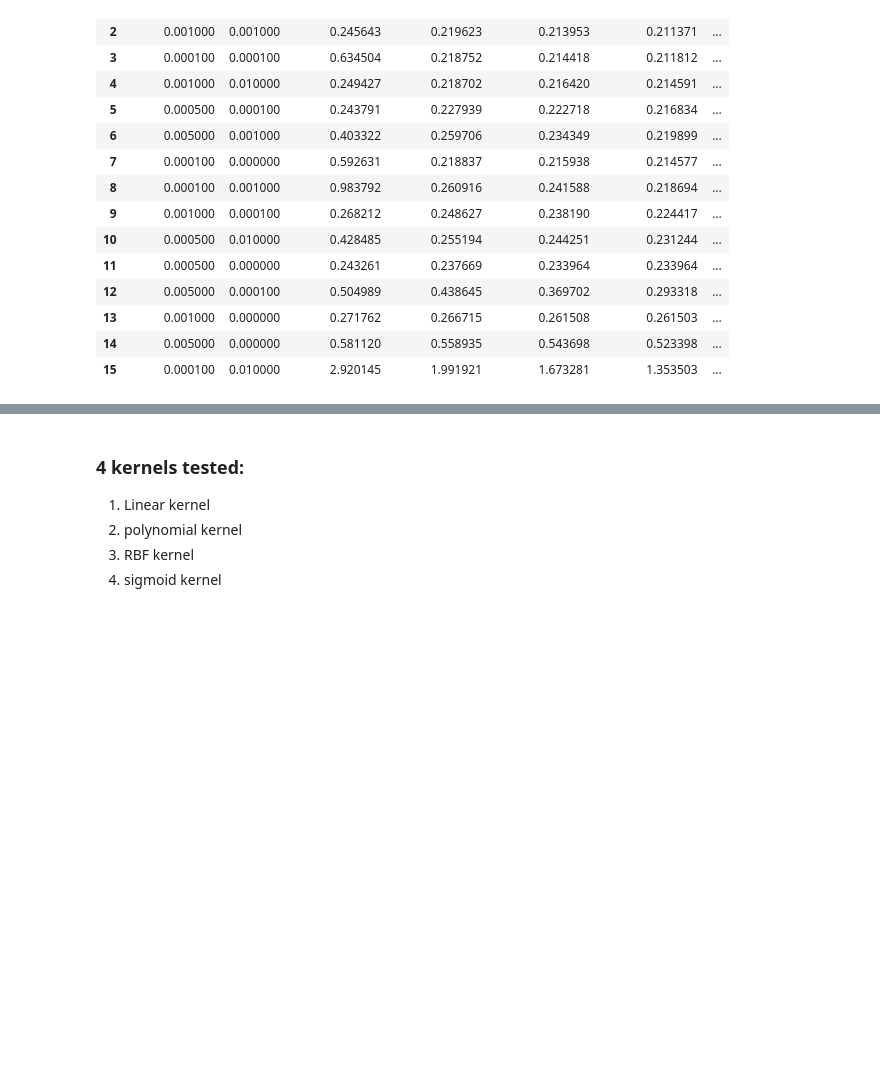
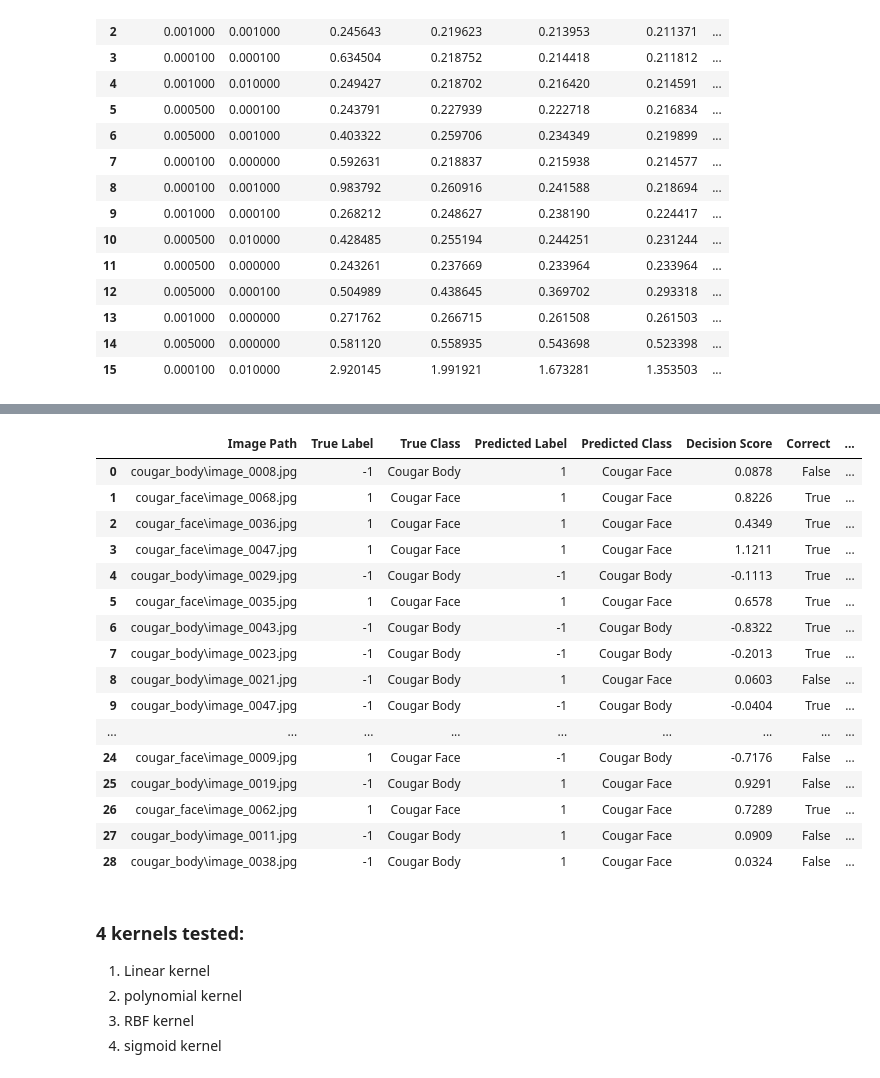
Before and after one commit to danielkwan2004/CG3201, a Jupyter notebook: Project 1/analysis.ipynb, the cells around one changed output, grey strips where cells are left out. Saved outputs shown, nothing was run; the diff lists cells and outputs as text; code cells hidden in the pictures; blank space fills up the shorter version.

```diff
--- a/Project 1/analysis.ipynb
+++ b/Project 1/analysis.ipynb
@@ -2641,3 +3658,91 @@ convergence_display
+# %%
+# ============================================================
+# STORE TEST PREDICTIONS FOR QUALITATIVE ANALYSIS
+# ============================================================
+
+final_test_scores = (
+    final_linear_svm.decision_function(
+        X_final_test
+    )
+)
+
+
+def label_to_name(label):
+
+    if label == BODY_LABEL:
+        return "Cougar Body"
+
+    if label == FACE_LABEL:
+        return "Cougar Face"
+
+    return "Unknown"
+
+
+final_predictions_df = pd.DataFrame({
+
+    "Image Path":
+        paths_final_test,
+
+    "True Label":
+        y_final_test,
+
+    "True Class":
+        [
+            label_to_name(label)
+            for label in y_final_test
+        ],
+
+    "Predicted Label":
+        final_test_pred,
+
+    "Predicted Class":
+        [
+            label_to_name(label)
+            for label in final_test_pred
+        ],
+
+    "Decision Score":
+        final_test_scores,
+
+    "Correct":
+        (
+            y_final_test
+            == final_test_pred
+        )
+})
+
+
+# Distance-like confidence proxy:
+# smaller absolute decision score means closer
+# to the linear decision boundary.
+final_predictions_df[
+    "Abs Decision Score"
+] = np.abs(
+    final_predictions_df[
+        "Decision Score"
+    ]
+)
+
+
+final_predictions_df
+# %% [output]
+|  | Image Path | True Label | True Class | Predicted Label | Predicted Class | Decision Score | Correct | ... |
+| 0 | cougar_body\image_0008.jpg | -1 | Cougar Body | 1 | Cougar Face | 0.0878 | False | ... |
+| 1 | cougar_face\image_0068.jpg | 1 | Cougar Face | 1 | Cougar Face | 0.8226 | True | ... |
+| 2 | cougar_face\image_0036.jpg | 1 | Cougar Face | 1 | Cougar Face | 0.4349 | True | ... |
+| 3 | cougar_face\image_0047.jpg | 1 | Cougar Face | 1 | Cougar Face | 1.1211 | True | ... |
+| 4 | cougar_body\image_0029.jpg | -1 | Cougar Body | -1 | Cougar Body | -0.1113 | True | ... |
+| 5 | cougar_face\image_0035.jpg | 1 | Cougar Face | 1 | Cougar Face | 0.6578 | True | ... |
+| 6 | cougar_body\image_0043.jpg | -1 | Cougar Body | -1 | Cougar Body | -0.8322 | True | ... |
+| 7 | cougar_body\image_0023.jpg | -1 | Cougar Body | -1 | Cougar Body | -0.2013 | True | ... |
+| 8 | cougar_body\image_0021.jpg | -1 | Cougar Body | 1 | Cougar Face | 0.0603 | False | ... |
+| 9 | cougar_body\image_0047.jpg | -1 | Cougar Body | -1 | Cougar Body | -0.0404 | True | ... |
+| ... | ... | ... | ... | ... | ... | ... | ... | ... |
+| 24 | cougar_face\image_0009.jpg | 1 | Cougar Face | -1 | Cougar Body | -0.7176 | False | ... |
+| 25 | cougar_body\image_0019.jpg | -1 | Cougar Body | 1 | Cougar Face | 0.9291 | False | ... |
+| 26 | cougar_face\image_0062.jpg | 1 | Cougar Face | 1 | Cougar Face | 0.7289 | True | ... |
+| 27 | cougar_body\image_0011.jpg | -1 | Cougar Body | 1 | Cougar Face | 0.0909 | False | ... |
+| 28 | cougar_body\image_0038.jpg | -1 | Cougar Body | 1 | Cougar Face | 0.0324 | False | ... |
 # %% [markdown]
 ### 4 kernels tested:
 1. Linear kernel
```
Also changed, not shown: parts of 22 cells of this notebook.
